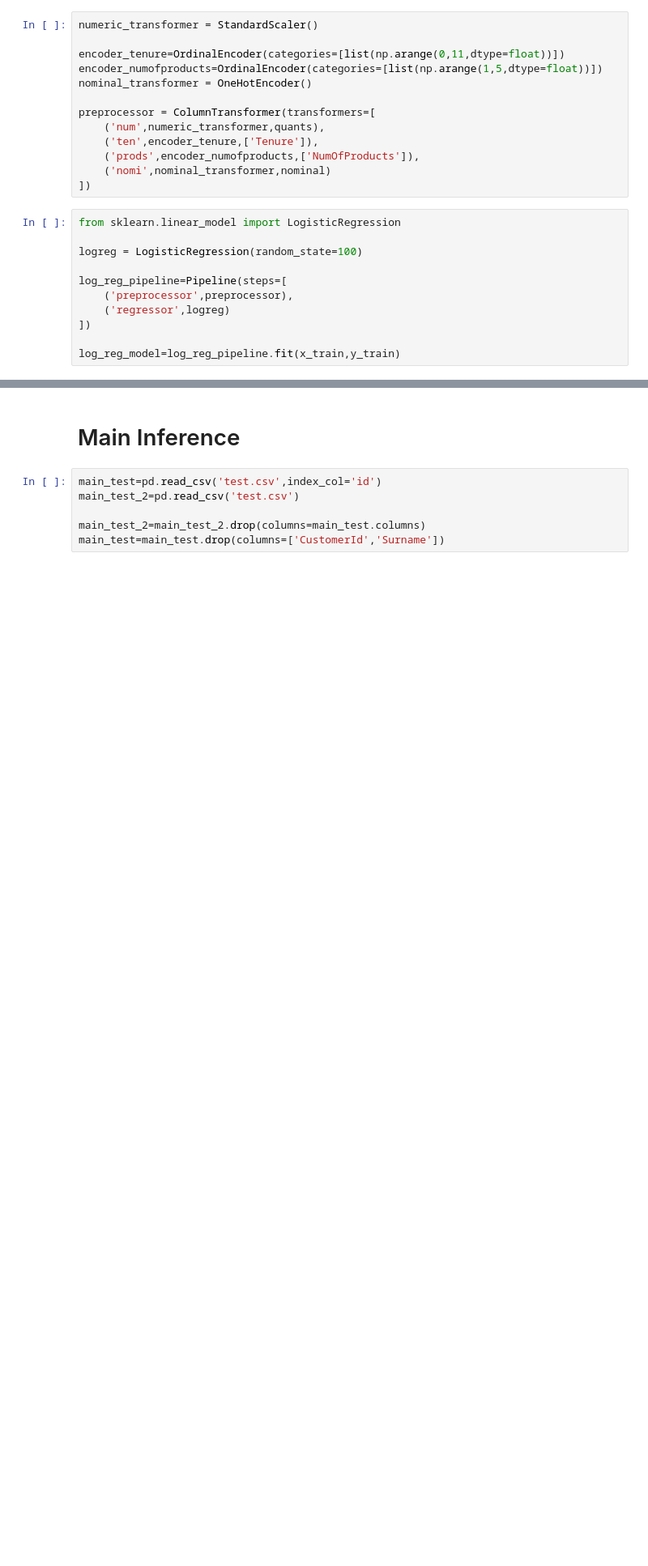
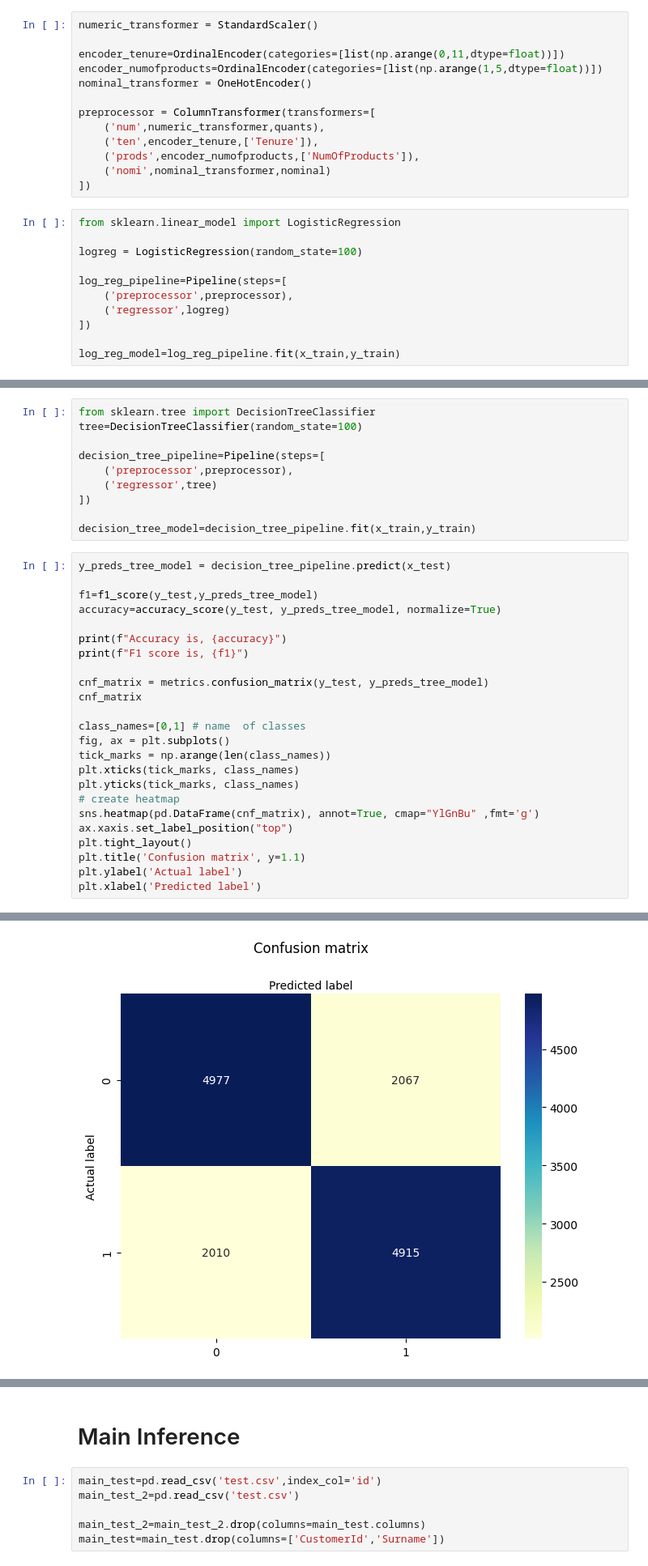
Before and after one commit to ruwindarowel/Bank-Churn-Predictor---Kaggle-Comp, a Jupyter notebook: DA.ipynb, the cells around one changed output, grey strips where cells are left out. Shown at 81% size. Saved outputs shown, nothing was run; the diff lists cells and outputs as text; blank space fills up the shorter version.

Commit message:
Did DecisionTree Classifier

```diff
--- a/DA.ipynb
+++ b/DA.ipynb
@@ -502,0 +579,35 @@ F1 score is, 0.730277655354782
+# %%
+from sklearn.tree import DecisionTreeClassifier
+tree=DecisionTreeClassifier(random_state=100)
+
+decision_tree_pipeline=Pipeline(steps=[
+    ('preprocessor',preprocessor),
+    ('regressor',tree)
+])
+
+decision_tree_model=decision_tree_pipeline.fit(x_train,y_train)
+# %%
+y_preds_tree_model = decision_tree_pipeline.predict(x_test)
+
+f1=f1_score(y_test,y_preds_tree_model)
+accuracy=accuracy_score(y_test, y_preds_tree_model, normalize=True)
+
+print(f"Accuracy is, {accuracy}")
+print(f"F1 score is, {f1}")
+
+cnf_matrix = metrics.confusion_matrix(y_test, y_preds_tree_model)
+cnf_matrix
+
+class_names=[0,1] # name  of classes
+fig, ax = plt.subplots()
+tick_marks = np.arange(len(class_names))
+plt.xticks(tick_marks, class_names)
+plt.yticks(tick_marks, class_names)
+# create heatmap
+sns.heatmap(pd.DataFrame(cnf_matrix), annot=True, cmap="YlGnBu" ,fmt='g')
+ax.xaxis.set_label_position("top")
+plt.tight_layout()
+plt.title('Confusion matrix', y=1.1)
+plt.ylabel('Actual label')
+plt.xlabel('Predicted label')
+# %% [output]
@@ -502,0 +617 @@ F1 score is, 0.730277655354782
+[figure, added]
```
Also changed, not shown: parts of 22 cells of this notebook, 1 other file.
